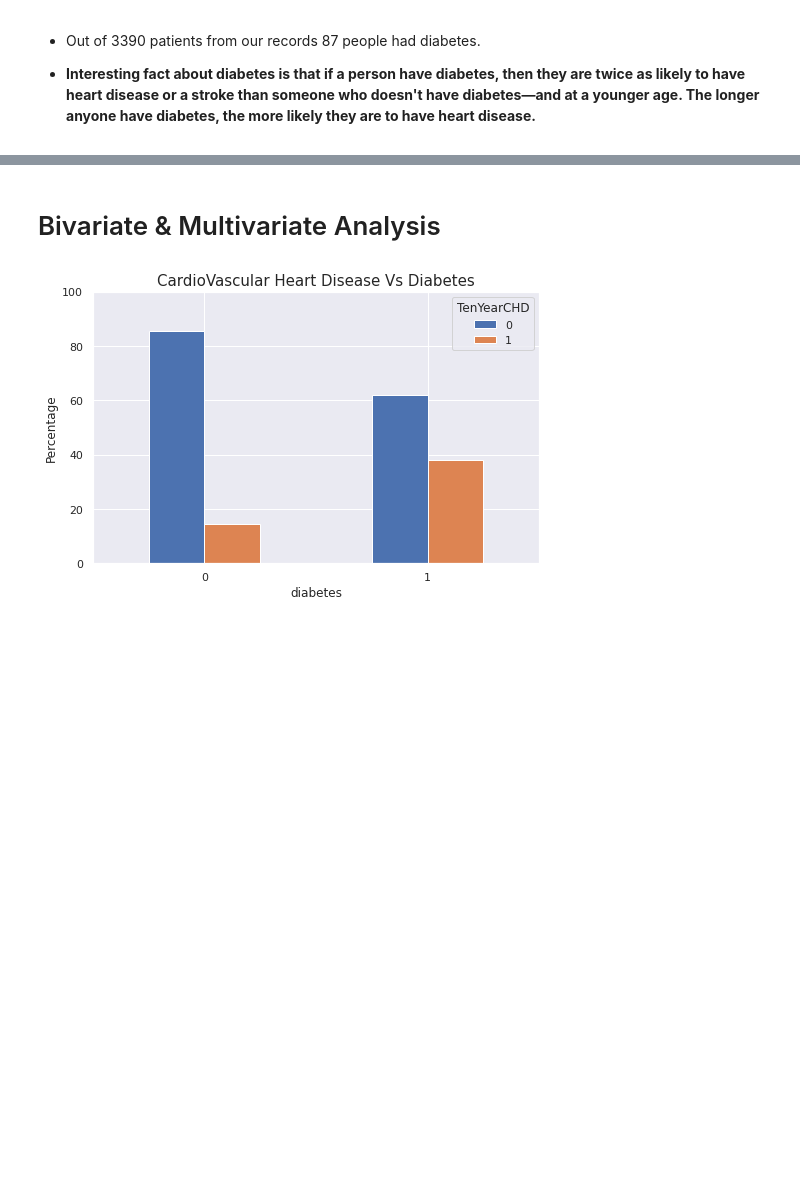
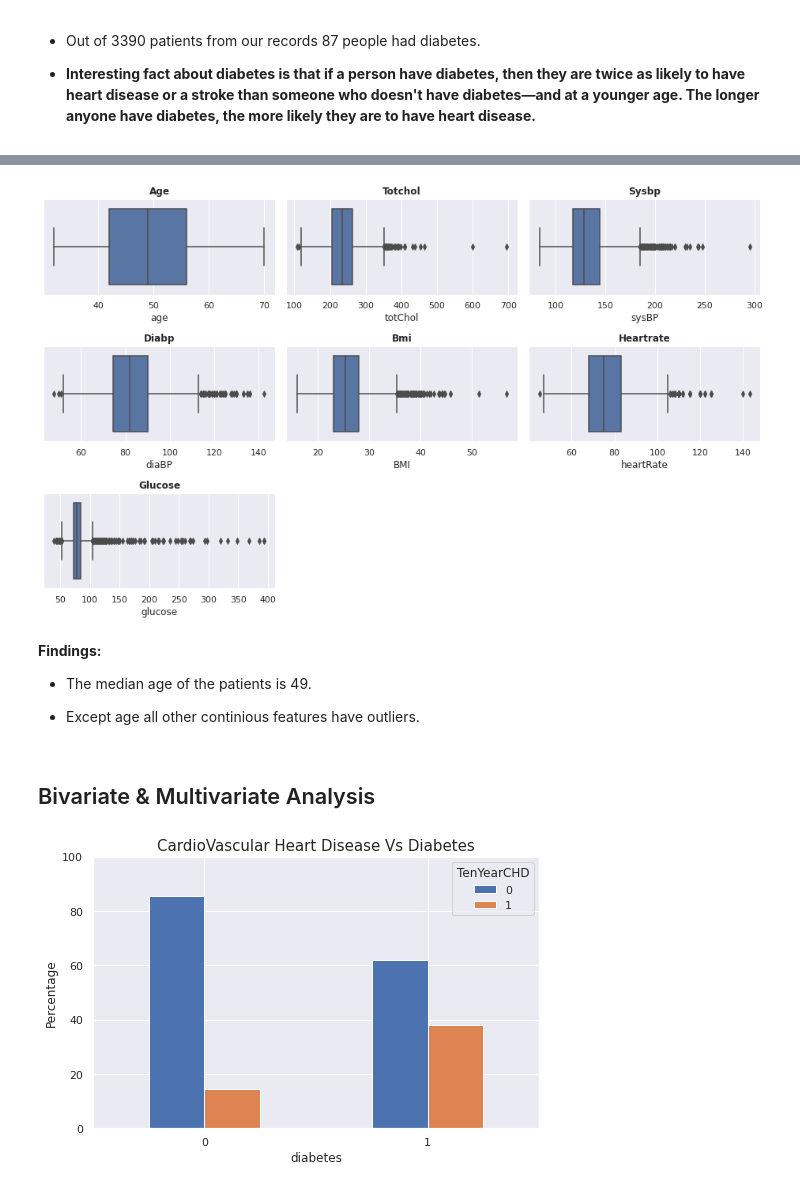
Before and after one commit to Abhishek-Shubham001/Cardiovascular-Risk-Prediction, a Jupyter notebook: Cardiovascular_Risk_Prediction_Capstone_Project.ipynb, the cells around one changed output, grey strips where cells are left out. Drawn from its saved outputs; the diff is of its cells as text; code cells hidden in the pictures; blank space fills up the shorter version.

```diff
--- a/Cardiovascular_Risk_Prediction_Capstone_Project.ipynb
+++ b/Cardiovascular_Risk_Prediction_Capstone_Project.ipynb
@@ -474,5 +465,24 @@ Name: diabetes, dtype: int64
+# %%
+# Barplot of continious variables
+cont_features= ['age','totChol', 'sysBP', 'diaBP', 'BMI', 'heartRate', 'glucose']
+
+plt.figure(figsize= (13,10))
+for n, col in enumerate(cont_features):
+  ax=plt.subplot(4, 3, n+1)
+  # fig, ax = plt.subplots()
+  sns.boxplot(crp_df[col], ax= ax, palette='deep')
+  plt.title(f'{col.title()}',weight='bold')
+  plt.tight_layout()
+# %% [output]
+[figure, added]
+# %% [markdown]
+**Findings:**
+
+- The median age of the patients is 49.
+
+- Except age all other continious features have outliers.
 # %% [markdown]
-# Bivariate & Multivariate Analysis
+## Bivariate & Multivariate Analysis
 # %%
 # Percentage of Cardiovascular Risk with or without diabetes
 freq_df = crp_df.groupby('TenYearCHD')['diabetes'].value_counts().unstack(0)
```
Also changed, not shown: parts of 95 cells of this notebook.
